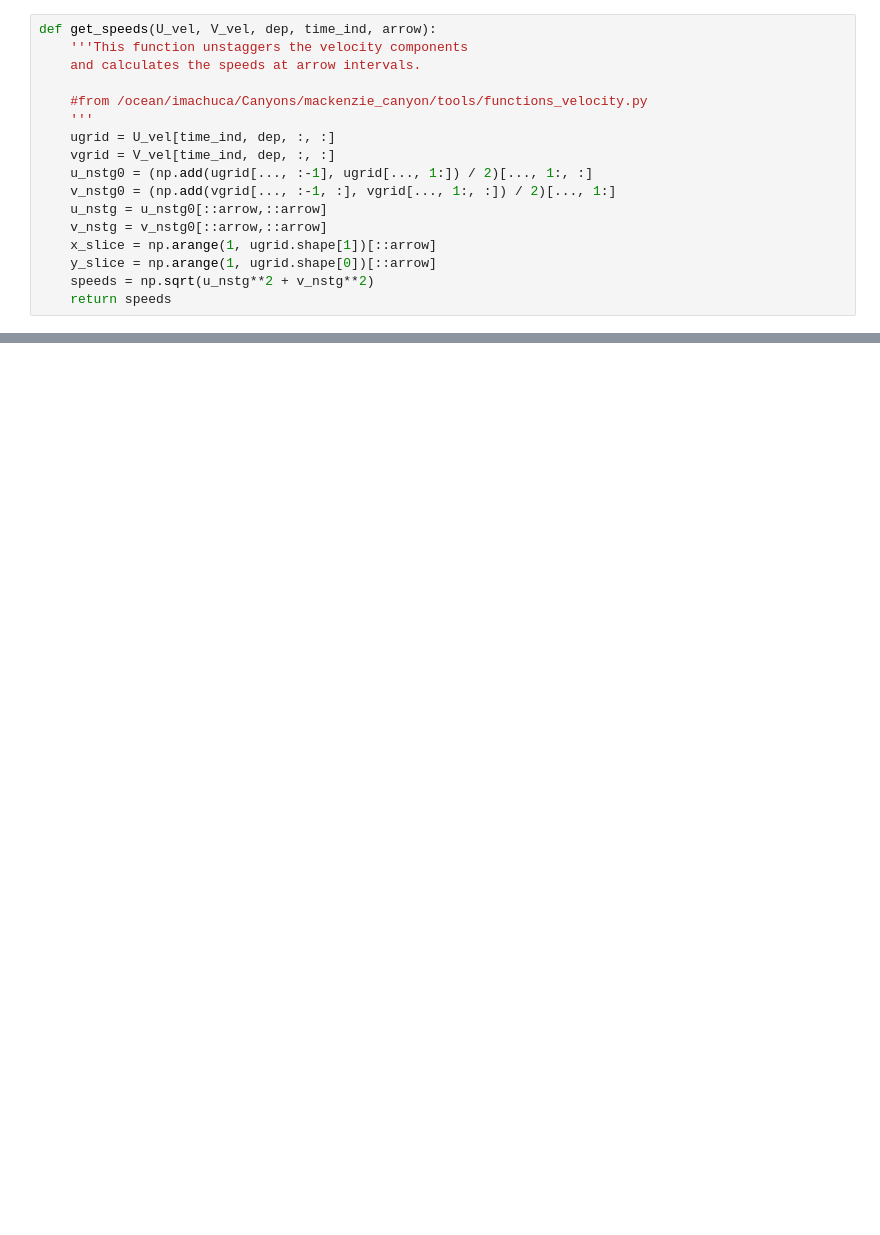
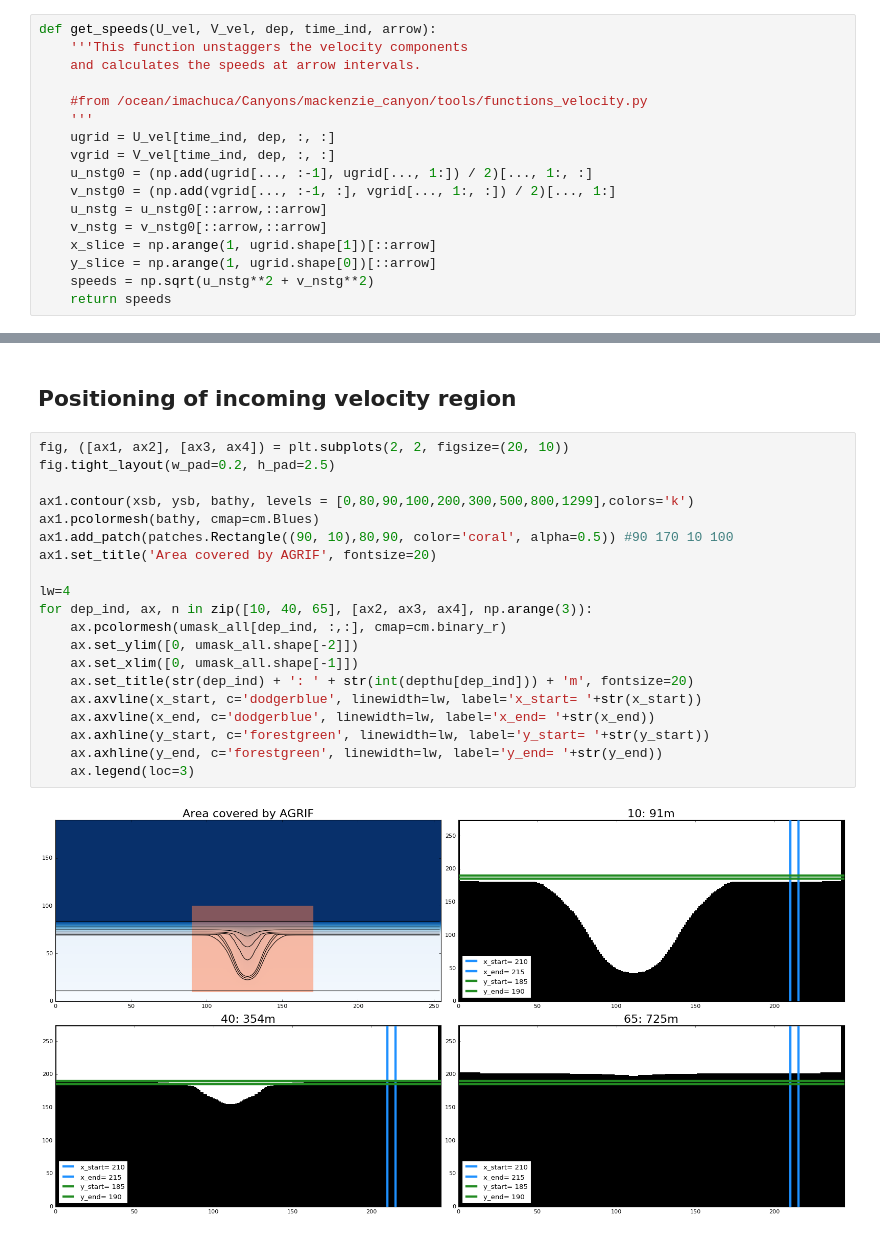
Before and after one commit to UBC-MOAD/analysis_mackenzie_canyon, a Jupyter notebook: notebooks/general_circulation/incoming_velocity.ipynb, the cells around one changed output, grey strips where cells are left out. Drawn from its saved outputs; the diff is of its cells as text; blank space fills up the shorter version.

```diff
--- a/notebooks/general_circulation/incoming_velocity.ipynb
+++ b/notebooks/general_circulation/incoming_velocity.ipynb
@@ -138,0 +120,24 @@ def get_speeds(U_vel, V_vel, dep, time_ind, arrow):
+# %% [markdown]
+## Positioning of incoming velocity region
+# %%
+fig, ([ax1, ax2], [ax3, ax4]) = plt.subplots(2, 2, figsize=(20, 10))
+fig.tight_layout(w_pad=0.2, h_pad=2.5)
+
+ax1.contour(xsb, ysb, bathy, levels = [0,80,90,100,200,300,500,800,1299],colors='k')
+ax1.pcolormesh(bathy, cmap=cm.Blues)
+ax1.add_patch(patches.Rectangle((90, 10),80,90, color='coral', alpha=0.5)) #90 170 10 100
+ax1.set_title('Area covered by AGRIF', fontsize=20)
+
+lw=4
+for dep_ind, ax, n in zip([10, 40, 65], [ax2, ax3, ax4], np.arange(3)):
+    ax.pcolormesh(umask_all[dep_ind, :,:], cmap=cm.binary_r)
+    ax.set_ylim([0, umask_all.shape[-2]])
+    ax.set_xlim([0, umask_all.shape[-1]])
+    ax.set_title(str(dep_ind) + ': ' + str(int(depthu[dep_ind])) + 'm', fontsize=20)
+    ax.axvline(x_start, c='dodgerblue', linewidth=lw, label='x_start= '+str(x_start))
+    ax.axvline(x_end, c='dodgerblue', linewidth=lw, label='x_end= '+str(x_end))
+    ax.axhline(y_start, c='forestgreen', linewidth=lw, label='y_start= '+str(y_start))
+    ax.axhline(y_end, c='forestgreen', linewidth=lw, label='y_end= '+str(y_end))
+    ax.legend(loc=3)
+# %% [output]
+[figure, added]
```
Also changed, not shown: parts of 33 cells of this notebook.
